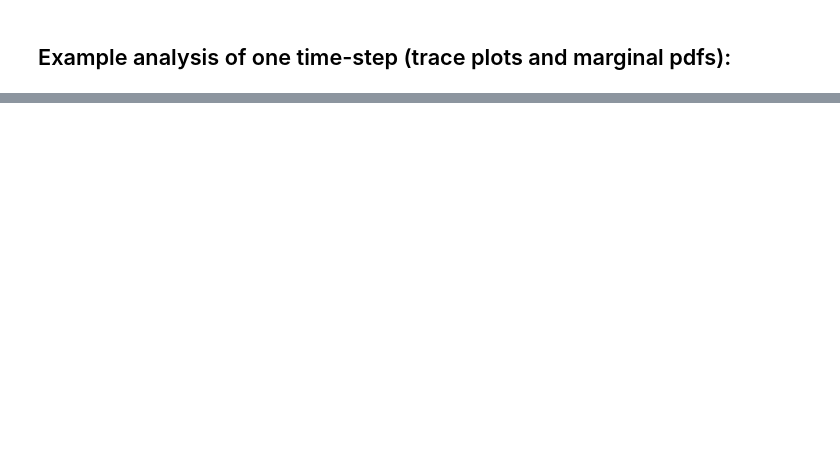
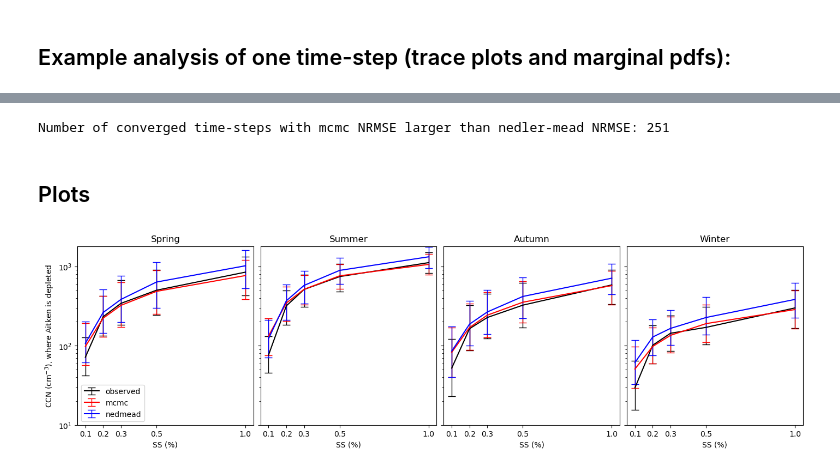
Before and after one commit to mauradewey/Modal-Aerosol-Composition, a Jupyter notebook: code/explore-mcmc-results.ipynb, the cells around one changed output, grey strips where cells are left out. Cells and saved outputs as stored; diff of their text form; code cells hidden in the pictures; blank space fills up the shorter version.

```diff
--- a/code/explore-mcmc-results.ipynb
+++ b/code/explore-mcmc-results.ipynb
@@ -669,0 +228,3 @@ array([  51.82,  162.08,  269.12,  401.68, 1057.27])
+# %%
+# load mcmc parameters for summary statistics and calculate CCN results:
+mcmc_params = pd.read_csv('../results/summary_40k_m2_logparams_v2.csv')
@@ -669,0 +338,23 @@ array([  51.82,  162.08,  269.12,  401.68, 1057.27])
+# %%
+# option to load mcmc results if already calculated:
+mcmc_results=pd.read_csv('../results/40k_m2_logparams_ccn_results_v2.csv')
+# %%
+# get index where mcmc NRMSE is larger than Nelder-Mead NRMSE:
+
+nrmse_df = pd.merge(mcmc_results.iloc[rhat_index][['datetime', 'NRMSE']], nedmead_results[['datetime', 'NRMSE']], on='datetime', suffixes=('_mcmc', '_nedmead'))
+nrmse_idx = nrmse_df.index[nrmse_df['NRMSE_mcmc'] > (nrmse_df['NRMSE_nedmead']*1.1)]
+
+print(f"Number of converged time-steps with mcmc NRMSE larger than nedler-mead NRMSE: {len(nrmse_idx)}")
+# %% [output]
+Number of converged time-steps with mcmc NRMSE larger than nedler-mead NRMSE: 251
+# %%
+# Filter MCMC results and parameters based on convergence for analysis:
+
+mcmc_results_filtered = mcmc_results.copy()
+all_cols_to_nan = mcmc_results_filtered.columns.difference(['datetime'])
+
+mcmc_results_filtered.loc[not_converged, all_cols_to_nan] = np.nan
+
+mcmc_params_filtered = mcmc_params.copy()
+param_cols_to_nan = mcmc_params_filtered.columns.difference(['datetime'])
+mcmc_params_filtered.loc[not_converged, param_cols_to_nan] = np.nan
@@ -669,0 +365,2 @@ array([  51.82,  162.08,  269.12,  401.68, 1057.27])
+# %% [markdown]
+## Plots
@@ -669,0 +445,38 @@ array([  51.82,  162.08,  269.12,  401.68, 1057.27])
+# %%
+# plot CCN for each season:
+
+def plot_ccn_spectra(data, ylabel):
+
+    fig,axes = plt.subplots(ncols=4, nrows=1, figsize=(14,4), sharey=True, constrained_layout=True)
+    ss = [0.1,0.2,0.3,0.5,1.0]
+
+    for i in range(4):
+        for j, source in enumerate(['observed', 'mcmc', 'nedmead']):
+            seasonal_data = data.loc[
+                (data['season'] == i) & (data['source'] == source)
+            ]
+
+            if not seasonal_data.empty:
+                median = seasonal_data['median'].iloc[0]
+                p25 = seasonal_data['p25'].iloc[0]
+                p75 = seasonal_data['p75'].iloc[0]
+
+                # Calculate asymmetric error bars
+                yerr_lower = median - p25
+                yerr_upper = p75 - median
+                yerr = np.vstack([yerr_lower, yerr_upper])  # shape (2, N)
+
+                axes[i].errorbar(ss, median, yerr=yerr, label=source, color=['k', 'r', 'b'][j], capsize=5, elinewidth=1, markeredgewidth=1)
+                #axes[i].set_xscale('log')
+                axes[i].set_yscale('log')
+                axes[i].set_title(['Spring', 'Summer', 'Autumn', 'Winter'][i])
+                axes[i].set_ylim(1e1, 1.8e3)
+                axes[i].set_xlabel('SS (%)')
+                axes[i].set_xticks(ss)
+            if i == 0:
+                axes[i].set_ylabel(ylabel)
+                axes[i].legend()
+
+plot_ccn_spectra(seasonal_stats_all, 'CCN (cm$^{-3}$), where Aitken is depleted')
+# %% [output]
+[figure, added]
```
Also changed, not shown: parts of 82 cells of this notebook, 7 other files.
